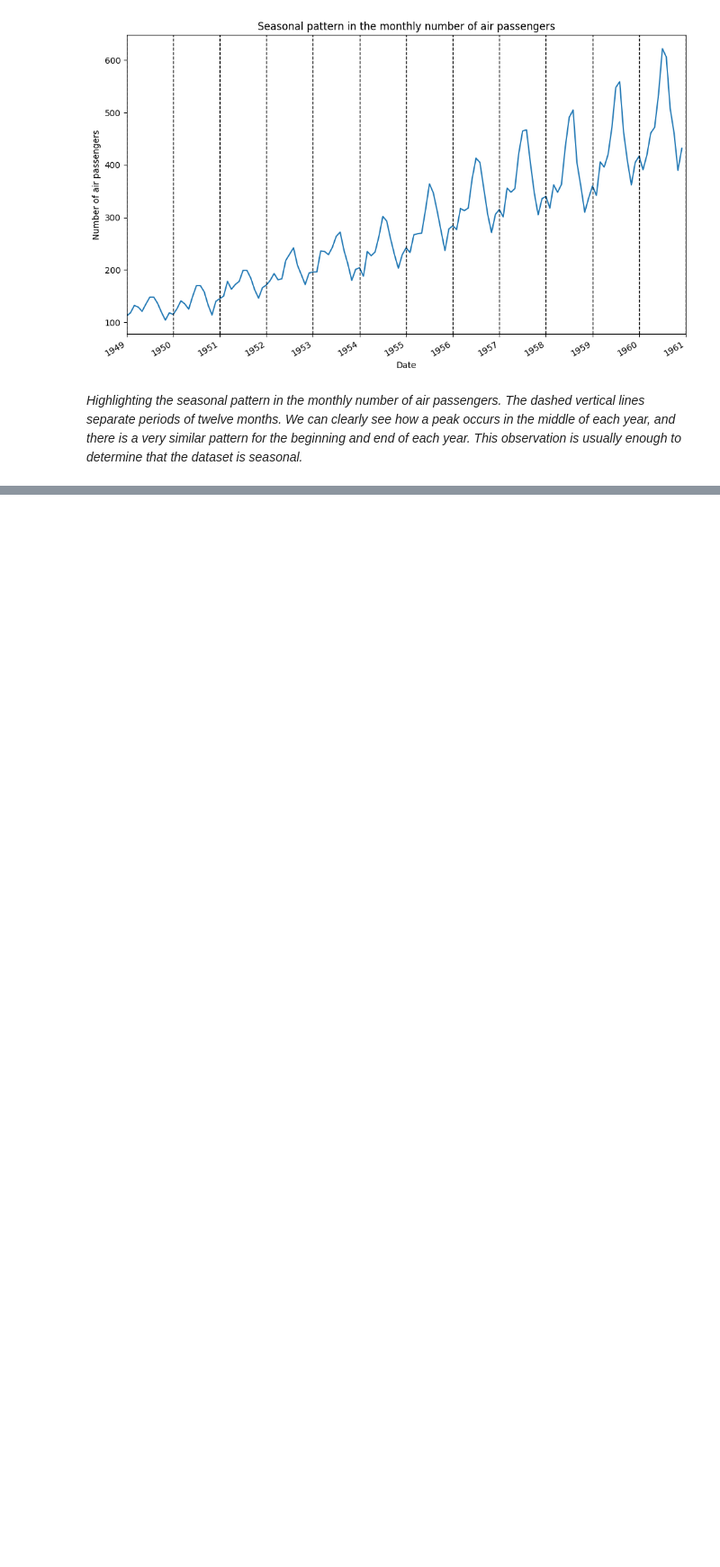
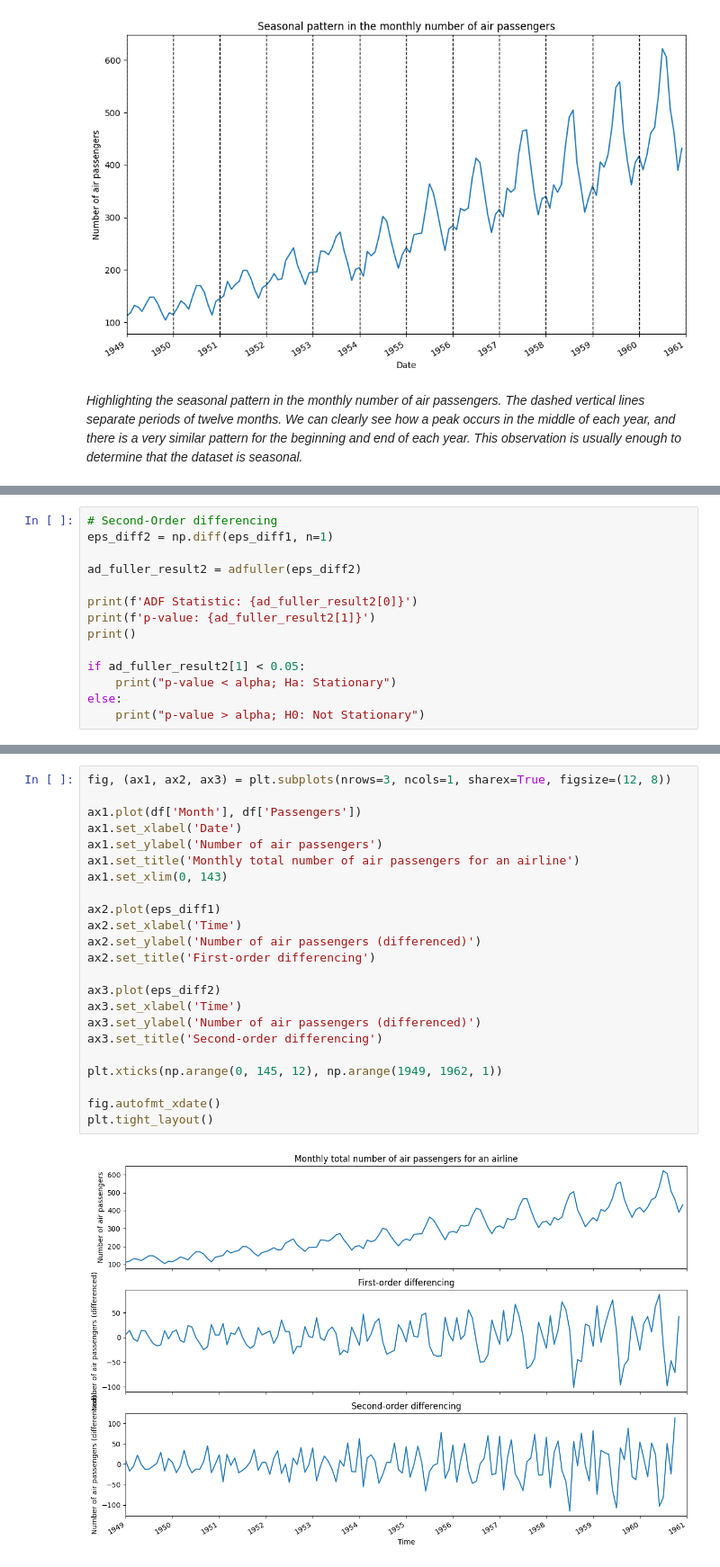
Before and after one commit to LeonardoSMSoares/Economics-Finance, a Jupyter notebook: Time Series Forecasting in Python/TSF 12 - Accounting for Seasonality.ipynb, the cells around one changed output, grey strips where cells are left out. Shown at 90% size. Cells and saved outputs as stored; diff of their text form; blank space fills up the shorter version.

```diff
--- a/Time Series Forecasting in Python/TSF 12 - Accounting for Seasonality.ipynb
+++ b/Time Series Forecasting in Python/TSF 12 - Accounting for Seasonality.ipynb
@@ -112,0 +185,14 @@ dataset is seasonal.*
+# %%
+# Second-Order differencing
+eps_diff2 = np.diff(eps_diff1, n=1)
+
+ad_fuller_result2 = adfuller(eps_diff2)
+
+print(f'ADF Statistic: {ad_fuller_result2[0]}')
+print(f'p-value: {ad_fuller_result2[1]}')
+print()
+
+if ad_fuller_result2[1] < 0.05:
+    print("p-value < alpha; Ha: Stationary")
+else:
+    print("p-value > alpha; H0: Not Stationary")
@@ -112,0 +208,25 @@ dataset is seasonal.*
+# %%
+fig, (ax1, ax2, ax3) = plt.subplots(nrows=3, ncols=1, sharex=True, figsize=(12, 8))
+
+ax1.plot(df['Month'], df['Passengers'])
+ax1.set_xlabel('Date')
+ax1.set_ylabel('Number of air passengers')
+ax1.set_title('Monthly total number of air passengers for an airline')
+ax1.set_xlim(0, 143)
+
+ax2.plot(eps_diff1)
+ax2.set_xlabel('Time')
+ax2.set_ylabel('Number of air passengers (differenced)')
+ax2.set_title('First-order differencing')
+
+ax3.plot(eps_diff2)
+ax3.set_xlabel('Time')
+ax3.set_ylabel('Number of air passengers (differenced)')
+ax3.set_title('Second-order differencing')
+
+plt.xticks(np.arange(0, 145, 12), np.arange(1949, 1962, 1))
+
+fig.autofmt_xdate()
+plt.tight_layout()
+# %% [output]
+[figure, added]
```
Also changed, not shown: parts of 44 cells of this notebook.
